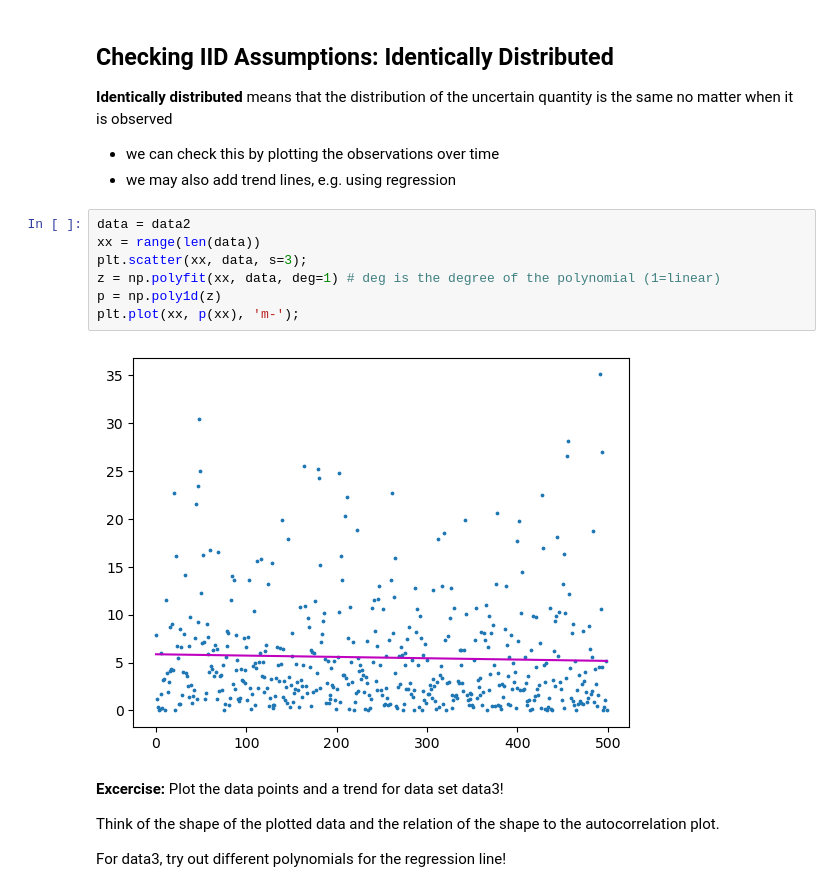
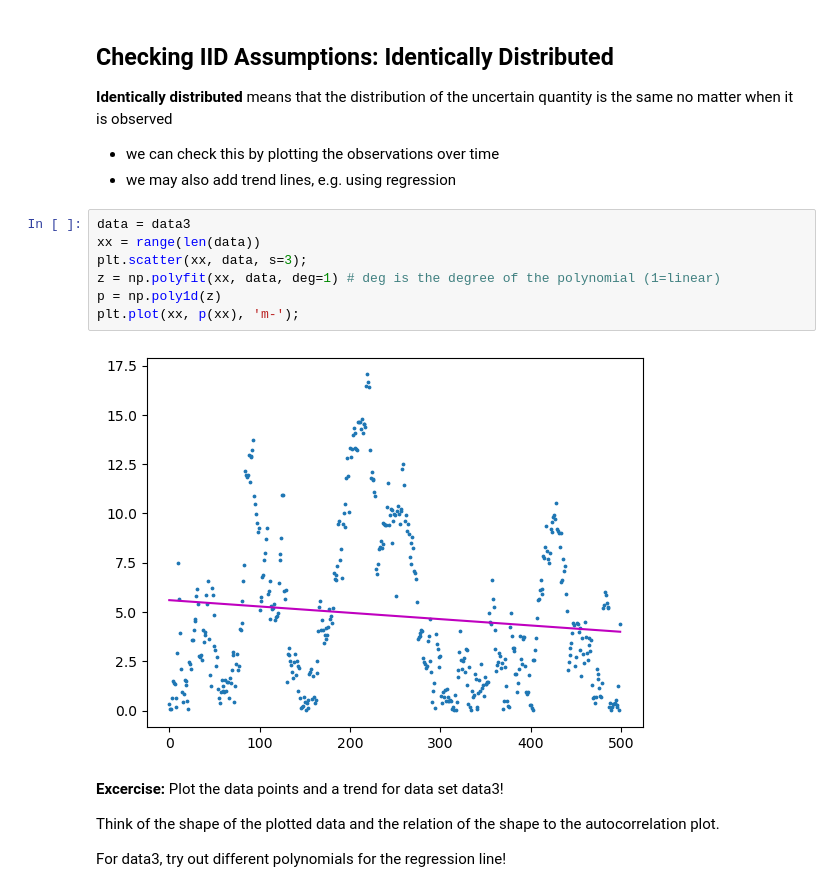
Before and after one commit to decision-analytics/CORDS2026, a Jupyter notebook: 03/03_Obtaining_Distributions.ipynb, the cells around one changed output. Cells and saved outputs as stored; diff of their text form.

```diff
--- a/03/03_Obtaining_Distributions.ipynb
+++ b/03/03_Obtaining_Distributions.ipynb
@@ -444,14 +452,14 @@ quantity is the same no matter when it is observed
 - we can check this by plotting the observations over time
 - we may also add trend lines, e.g. using regression
 # %%
-data = data2
+data = data3
 xx = range(len(data))
 plt.scatter(xx, data, s=3);
 z = np.polyfit(xx, data, deg=1) # deg is the degree of the polynomial (1=linear)
 p = np.poly1d(z)
 plt.plot(xx, p(xx), 'm-');
 # %% [output]
-[figure, old version]
+[figure, new version]
 # %% [markdown]
 **Excercise:**
 Plot the data points and a trend for data set data3!
```
Also changed, not shown: parts of 26 cells of this notebook, 10 other files.
